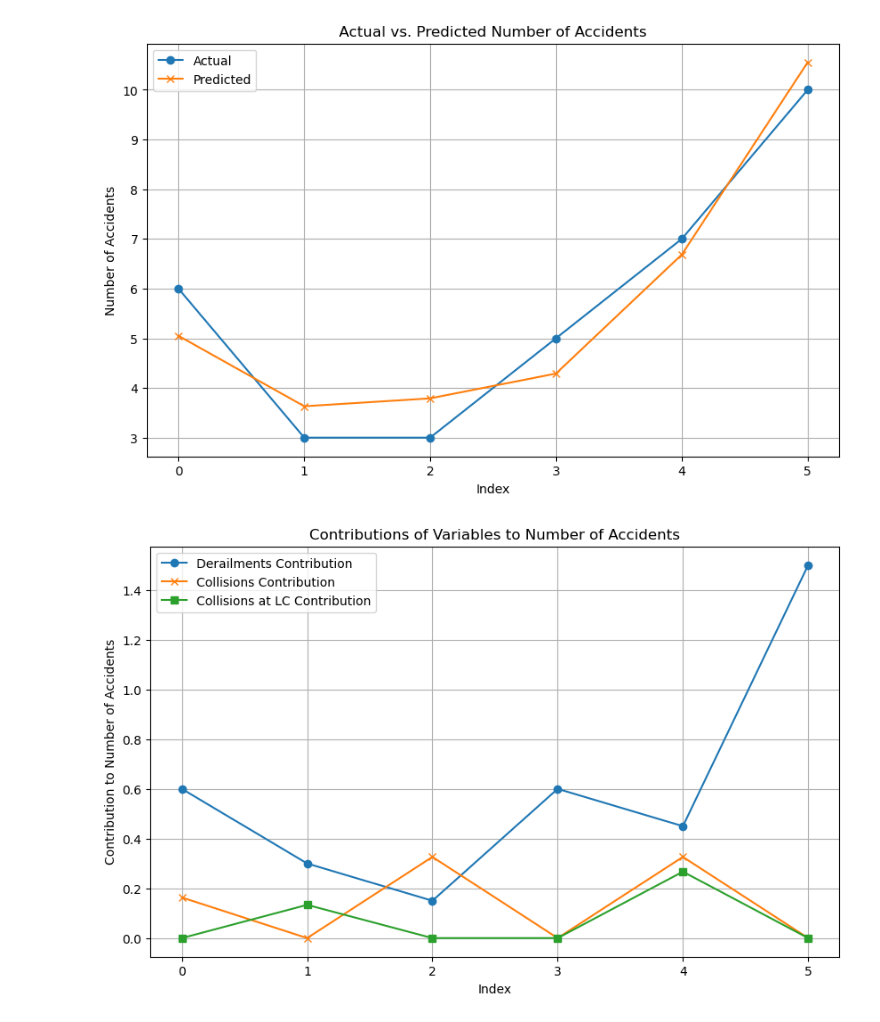
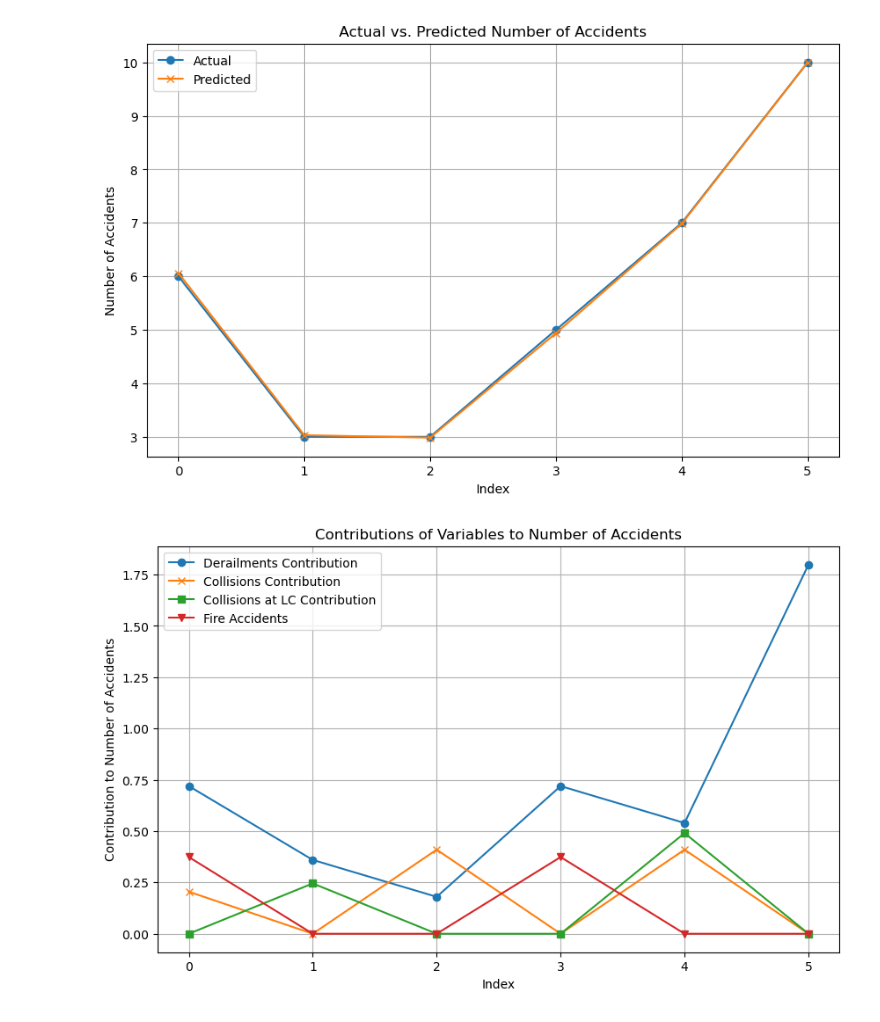
Before and after one commit to Nasir-Hussain-Datascientist/railway-accidents-data-analysis, a Jupyter notebook: revised/Quetta/Quetta new.ipynb, the cells around one changed output. Drawn from its saved outputs; the diff is of its cells as text; code cells hidden in the pictures.

```diff
--- a/revised/Quetta/Quetta new.ipynb
+++ b/revised/Quetta/Quetta new.ipynb
@@ -19,7 +19,7 @@ print(df.isnull().sum())
 df = df.fillna(method='ffill')
 
 # Define the dependent (response) and independent (predictor) variables
-X = df[['Derailments', 'Collisions', 'Collisions at LC']]
+X = df[['Derailments', 'Collisions', 'Collisions at LC','Fire Accidents']]
 y = df['No of Accidents']
 
 # Add a constant to the model (intercept)
@@ -66,6 +66,7 @@ plt.plot(df.index, df['Collisions'] * glm_poisson_results.params['Collisions'],
 
 # Collisions at LC
 plt.plot(df.index, df['Collisions at LC'] * glm_poisson_results.params['Collisions at LC'], label='Collisions at LC Contribution', marker='s')
+plt.plot(df.index, df['Fire Accidents'] * glm_poisson_results.params['Fire Accidents'], label='Fire Accidents', marker='v')
 
 plt.xlabel('Index')
 plt.ylabel('Contribution to Number of Accidents')
@@ -95,5 +96,5 @@ Pseudo R-squared (McFadden): 0.8988906000039398
-[figure, old version]
+[figure, new version]
-[figure, old version]
+[figure, new version]
 # %%
 import pandas as pd
 import statsmodels.api as sm
```
Also changed, not shown: parts of 1 cell of this notebook, 6 other files.
